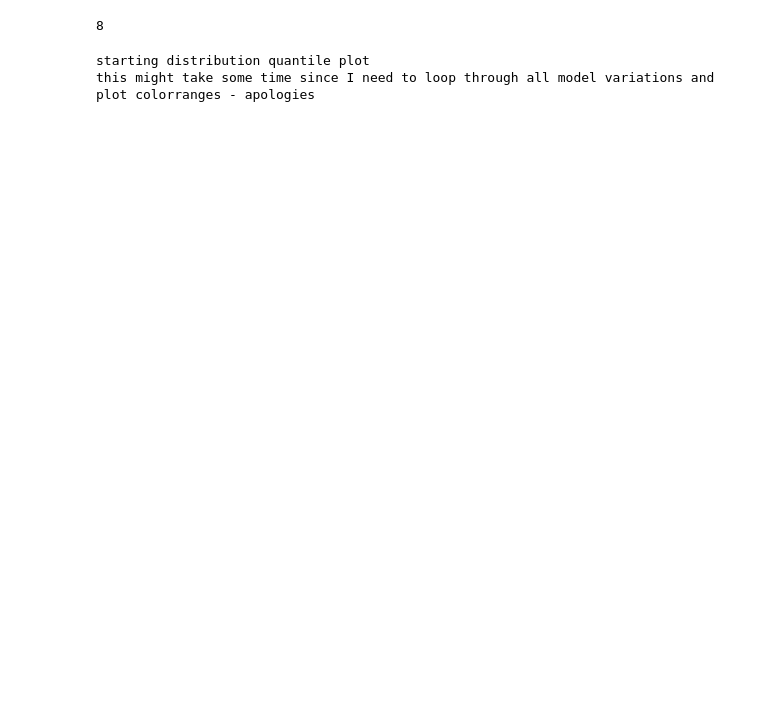
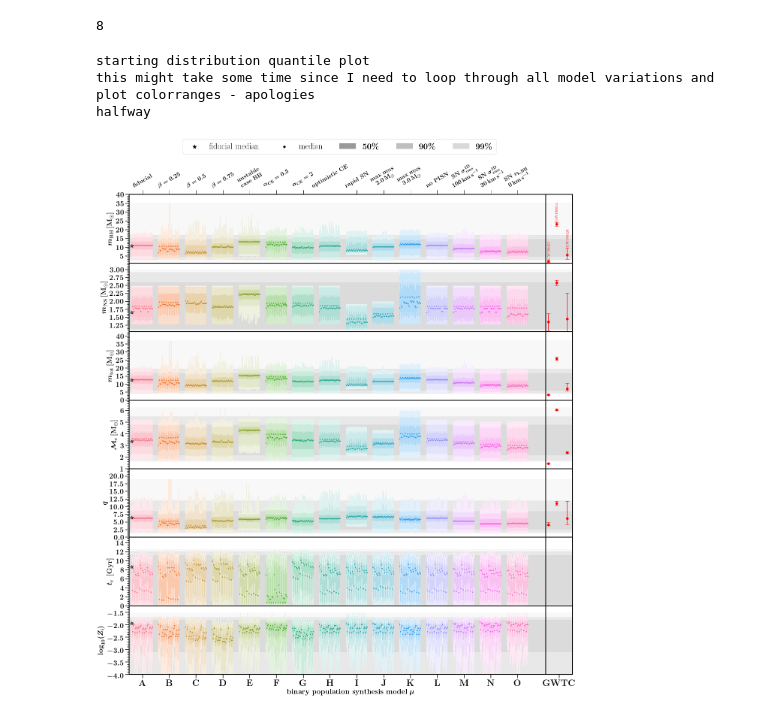
Before and after one commit to FloorBroekgaarden/BlackHole-NeutronStar, a Jupyter notebook: plottingCode/Fig_15_and_Fig_C1/make_Figure_15_and_Figure_C1.ipynb, the cells around one changed output. Cells and saved outputs as stored; diff of their text form; code cells hidden in the pictures; blank space fills up the shorter version.

Commit message:
updated with GWTC-2 options

```diff
--- a/plottingCode/Fig_15_and_Fig_C1/make_Figure_15_and_Figure_C1.ipynb
+++ b/plottingCode/Fig_15_and_Fig_C1/make_Figure_15_and_Figure_C1.ipynb
@@ -392,34 +338,34 @@ plotConfidenceIntervals(DCOtype=DCOtype, BPSnameslist=BPSnameslist, xvarind=xvar
                               axe=axe[1],  ylim=[1.05,3.2], xlabel=xlabel, ylabel=ylabel,pathQuantiles=pathQuantiles, pathGWTC=pathGWTC)
 
 
-# ylabel = r'$m_{\rm{tot}}  \, [\rm{M}_{\odot}]$'
-# xvarind = 4 # number of xvar in list above
-# plotConfidenceIntervals(DCOtype=DCOtype, BPSnameslist=BPSnameslist, xvarind=xvarind,\
-#                               axe=axe[2],  ylim=[0,42.7], xlabel=xlabel, ylabel=ylabel,pathQuantiles=pathQuantiles, pathGWTC=pathGWTC)
-# print('halfway')
-# ylabel = r'$\mathcal{M}_{\rm{c}}  \, [\rm{M}_{\odot}]$'
-# xvarind = 5 # number of xvar in list above
-# plotConfidenceIntervals(DCOtype=DCOtype, BPSnameslist=BPSnameslist, xvarind=xvarind,\
-#                               axe=axe[3],  ylim=[1,6.9], xlabel=xlabel, ylabel=ylabel,pathQuantiles=pathQuantiles, pathGWTC=pathGWTC)
+ylabel = r'$m_{\rm{tot}}  \, [\rm{M}_{\odot}]$'
+xvarind = 4 # number of xvar in list above
+plotConfidenceIntervals(DCOtype=DCOtype, BPSnameslist=BPSnameslist, xvarind=xvarind,\
+                              axe=axe[2],  ylim=[0,42.7], xlabel=xlabel, ylabel=ylabel,pathQuantiles=pathQuantiles, pathGWTC=pathGWTC)
+print('halfway')
+ylabel = r'$\mathcal{M}_{\rm{c}}  \, [\rm{M}_{\odot}]$'
+xvarind = 5 # number of xvar in list above
+plotConfidenceIntervals(DCOtype=DCOtype, BPSnameslist=BPSnameslist, xvarind=xvarind,\
+                              axe=axe[3],  ylim=[1,6.9], xlabel=xlabel, ylabel=ylabel,pathQuantiles=pathQuantiles, pathGWTC=pathGWTC)
 
 
-# ylabel = r'$q$'
-# xvarind = 6 # number of xvar in list above
-# plotConfidenceIntervals(DCOtype=DCOtype, BPSnameslist=BPSnameslist, xvarind=xvarind,\
-#                               axe=axe[4],  ylim=[0.,22.4], xlabel=xlabel, ylabel=ylabel,pathQuantiles=pathQuantiles, pathGWTC=pathGWTC)
+ylabel = r'$q$'
+xvarind = 6 # number of xvar in list above
+plotConfidenceIntervals(DCOtype=DCOtype, BPSnameslist=BPSnameslist, xvarind=xvarind,\
+                              axe=axe[4],  ylim=[0.,22.4], xlabel=xlabel, ylabel=ylabel,pathQuantiles=pathQuantiles, pathGWTC=pathGWTC)
 
 
 
-# ylabel = r' $t_{\rm{c}}$ $ \, [{\rm{Gyr}}]$'
-# xvarind = 2
-# plotConfidenceIntervals(DCOtype=DCOtype, BPSnameslist=BPSnameslist, xvarind=xvarind,\
-#                               axe=axe[5],  ylim=[0,15.2], xlabel=xlabel, ylabel=ylabel,pathQuantiles=pathQuantiles, pathGWTC=pathGWTC)
+ylabel = r' $t_{\rm{c}}$ $ \, [{\rm{Gyr}}]$'
+xvarind = 2
+plotConfidenceIntervals(DCOtype=DCOtype, BPSnameslist=BPSnameslist, xvarind=xvarind,\
+                              axe=axe[5],  ylim=[0,15.2], xlabel=xlabel, ylabel=ylabel,pathQuantiles=pathQuantiles, pathGWTC=pathGWTC)
 
 
-# ylabel = r'$\log_{10}(Z_{\rm{i}})$'
-# xvarind = 8 # number of xvar in list above
-# plotConfidenceIntervals(DCOtype=DCOtype, BPSnameslist=BPSnameslist, xvarind=xvarind,\
-#                               axe=axe[6],  ylim=[-4,np.log10(0.057)], xlabel=xlabel, ylabel=ylabel,pathQuantiles=pathQuantiles, pathGWTC=pathGWTC)
+ylabel = r'$\log_{10}(Z_{\rm{i}})$'
+xvarind = 8 # number of xvar in list above
+plotConfidenceIntervals(DCOtype=DCOtype, BPSnameslist=BPSnameslist, xvarind=xvarind,\
+                              axe=axe[6],  ylim=[-4,np.log10(0.057)], xlabel=xlabel, ylabel=ylabel,pathQuantiles=pathQuantiles, pathGWTC=pathGWTC)
 
 
 
@@ -449,31 +395,33 @@ for ind_q, interval in enumerate([ 'median', '50percent', '90percent', '99percen
             zorder = 105
             yy = yy_
             alpha = 0.25
             label =r'$90\%$'
         elif interval =='99percent':
             zorder = 102
             yy = yy_
             alpha = 0.15
             label=r'$99\%$'
 
         axe[0].bar(xx_, height=(yy[1]-yy[0]), bottom=yy[0], color='k', alpha=alpha, \
                width=0.5, zorder=zorder, label=label)
 
 
 handles, labels = axe[0].get_legend_handles_labels()
 
 axe[0].set_xlim(-0.5, 15+xright)
 lgd = f.legend(handles, labels, fontsize=fs-2, ncol=9,\
-                bbox_to_anchor=(.5, 1.04) , loc='upper center') #,  markerscale=2., scatterpoints=1) # loc = 'upper center') #0.56 works
+                bbox_to_anchor=(.5, 1.04) , loc='upper center') #
 
 
 plt.tight_layout()
 
 f.subplots_adjust(wspace=0, hspace=0.0)
 
 f.savefig('./QuantilePlot_BHNS.png', bbox_extra_artists=(lgd,), bbox_inches='tight', loc='upper center')
 f.savefig('./QuantilePlot_BHNS.pdf', bbox_extra_artists=(lgd,), bbox_inches='tight', loc='upper center')
 plt.show()
 # %% [output]
 starting distribution quantile plot
 this might take some time since I need to loop through all model variations and plot colorranges - apologies
+halfway
+[figure, added]
```
Also changed, not shown: parts of 1 cell of this notebook, 2 other files.
